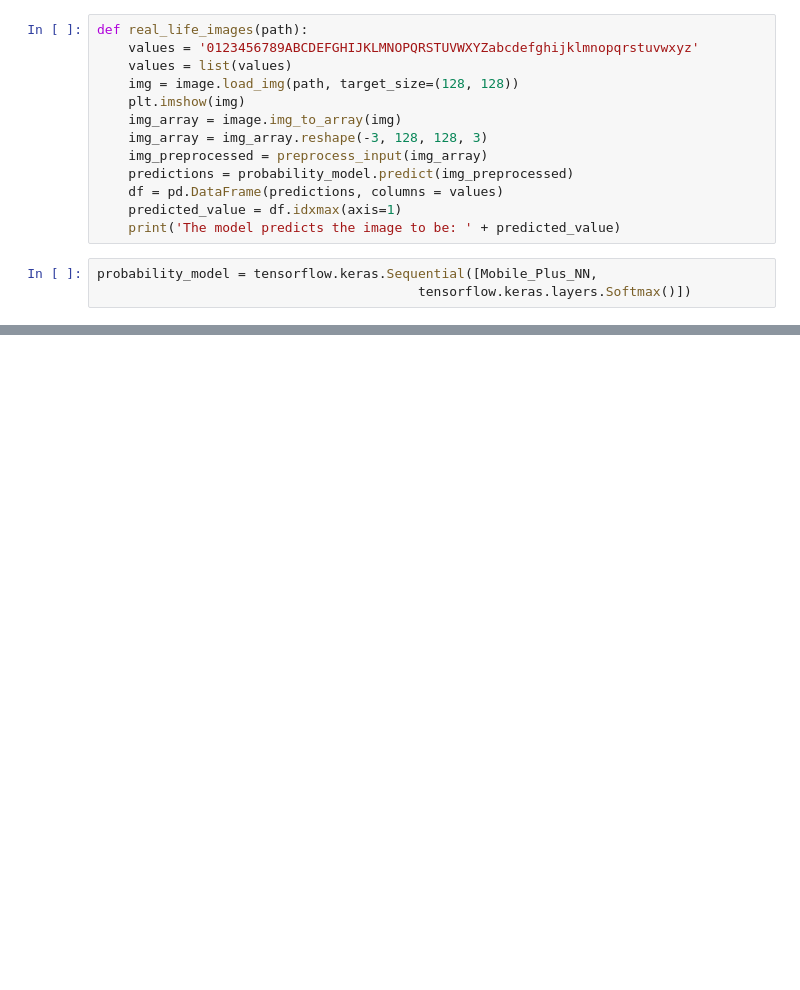
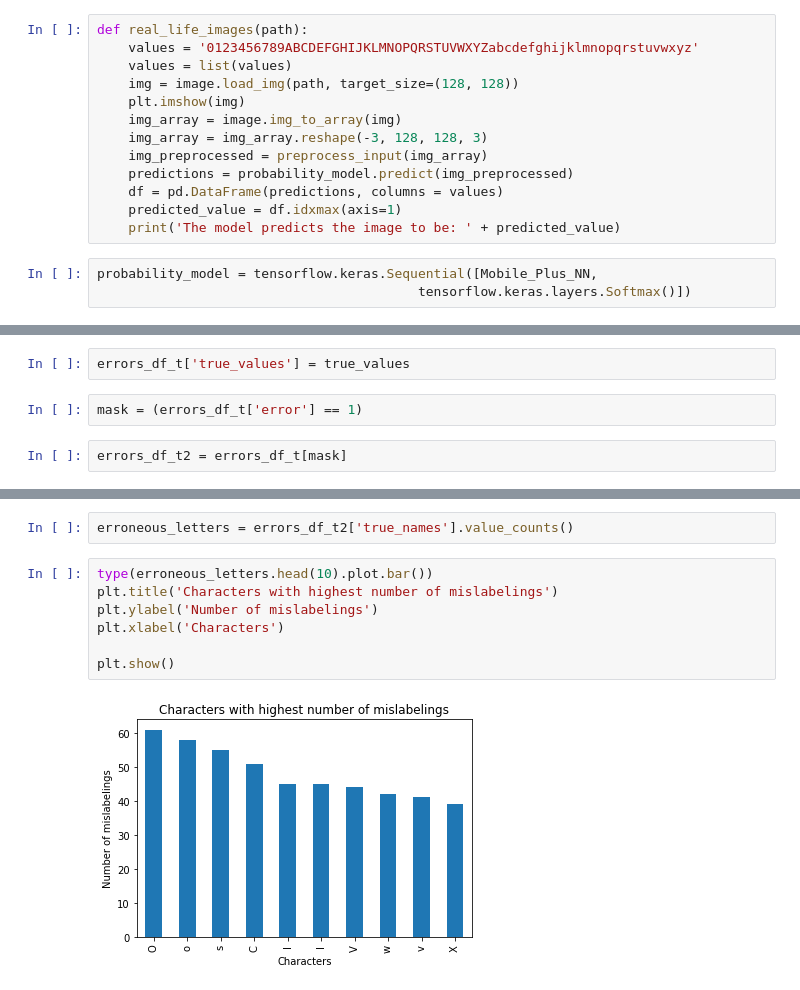
Before and after one commit to tyrnaki/metis_coursework, a Jupyter notebook: Text_Recognition/Model Evaluation Clean.ipynb, the cells around one changed output, grey strips where cells are left out. Drawn from its saved outputs; the diff is of its cells as text; blank space fills up the shorter version.

```diff
--- a/Text_Recognition/Model Evaluation Clean.ipynb
+++ b/Text_Recognition/Model Evaluation Clean.ipynb
@@ -162,0 +143,6 @@ ValueError: Must pass 2-d input. shape=(62, 2, 2)
+# %%
+errors_df_t['true_values'] = true_values
+# %%
+mask = (errors_df_t['error'] == 1)
+# %%
+errors_df_t2 = errors_df_t[mask]
@@ -162,0 +165,11 @@ ValueError: Must pass 2-d input. shape=(62, 2, 2)
+# %%
+erroneous_letters = errors_df_t2['true_names'].value_counts()
+# %%
+type(erroneous_letters.head(10).plot.bar())
+plt.title('Characters with highest number of mislabelings')
+plt.ylabel('Number of mislabelings')
+plt.xlabel('Characters')
+
+plt.show()
+# %% [output]
+[figure, added]
```
Also changed, not shown: parts of 36 cells of this notebook, 3 other files.
